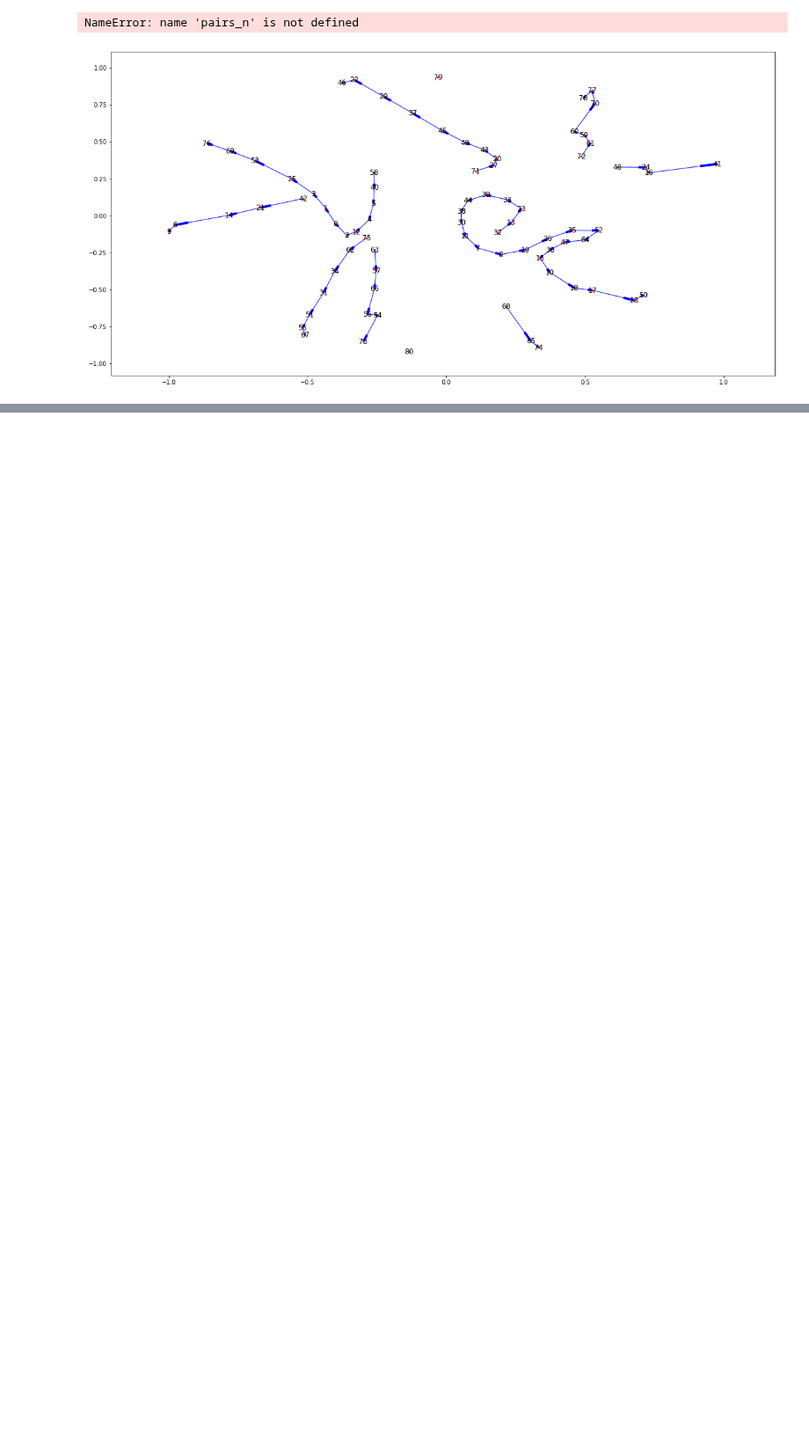
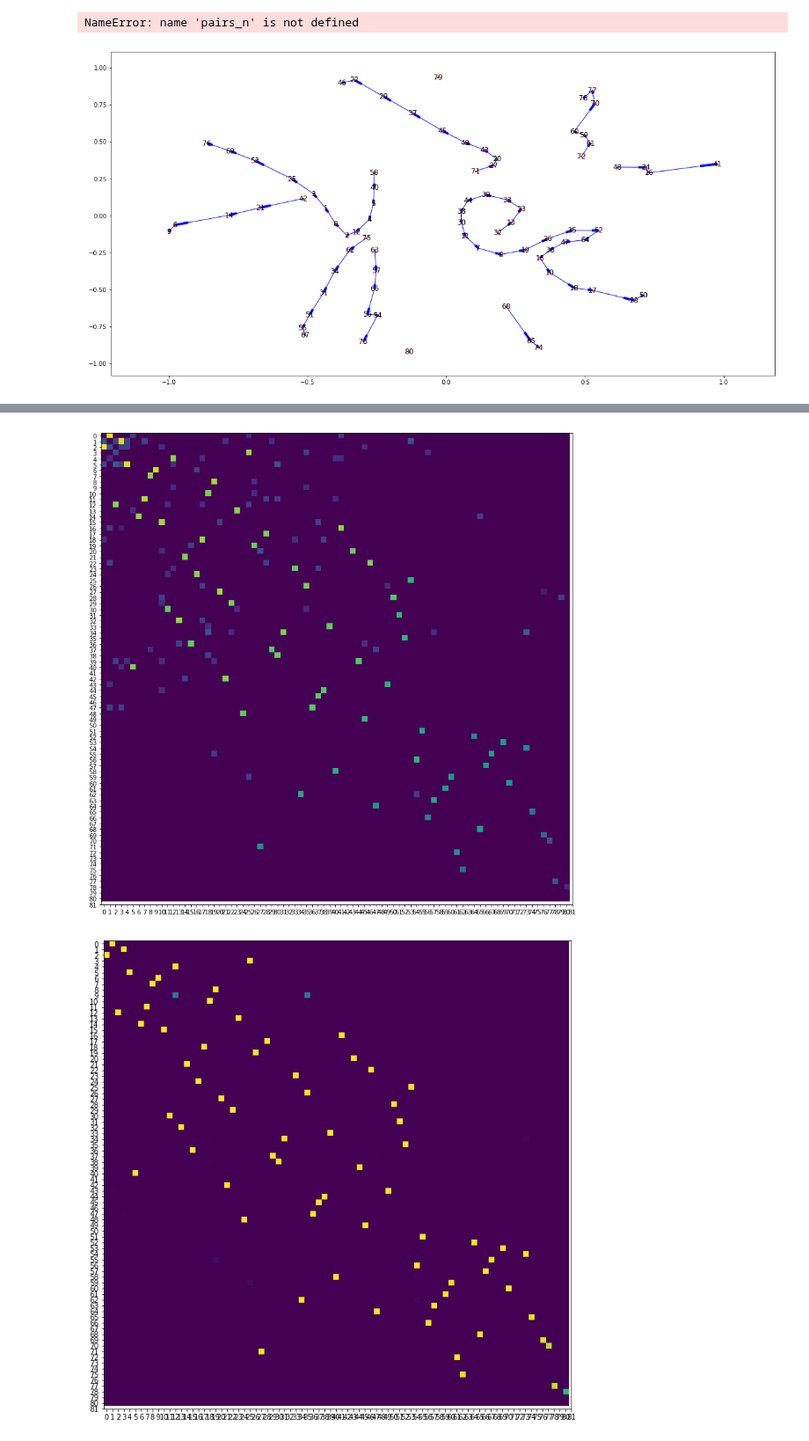
Before and after one commit to rykachevskiy/CRISPR, a Jupyter notebook: hierarcical-Saha.ipynb, the cells around one changed output, grey strips where cells are left out. Shown at 88% size. Saved outputs shown, nothing was run; the diff lists cells and outputs as text; code cells hidden in the pictures; blank space fills up the shorter version.

```diff
--- a/hierarcical-Saha.ipynb
+++ b/hierarcical-Saha.ipynb
@@ -159,8 +159,8 @@ for i, it in enumerate(nd.items()):
     cl_to_n[it[0]] = i
     n_to_clust[i] = it[0]
 # %%
-with open("../data/ES/ES3_R1_pairs.txt") as f:
-    pairs = [[y[:32] for y in x[:-2].split(' ')] for x in f.readlines()]
+#with open("../data/ES/ES3_R1_pairs.txt") as f:
+#    pairs = [[y[:31] for y in x[:-2].split(' ')] for x in f.readlines()]
 # %%
 len(pairs)
 # %% [output]
@@ -262,0 +265,2 @@ TypeError: get_edge_data() missing 2 required positional arguments: 'u' and 'v'
+# %%
+graph_norm = (graph) / (graph.sum(1) + 1).reshape(-1, 1)
@@ -262,0 +269,16 @@ TypeError: get_edge_data() missing 2 required positional arguments: 'u' and 'v'
+# %%
+def plot_gr(gr, t, log = False, s=10):
+    plt.figure(figsize=(s,s))
+    if log:
+        plt.imshow(np.log(gr[:t,:t] + 1))
+    else:
+        plt.imshow(gr[:t,:t])
+    plt.xticks(np.arange(t))
+    plt.yticks(np.arange(t))
+    plt.show()
+# %%
+plot_gr(graph, 82, True, 14)
+plot_gr(graph_norm, 82, s =12)
+# %% [output]
+[figure, added]
+[figure, added]
```
Also changed, not shown: parts of 35 cells of this notebook, 3 other files.
